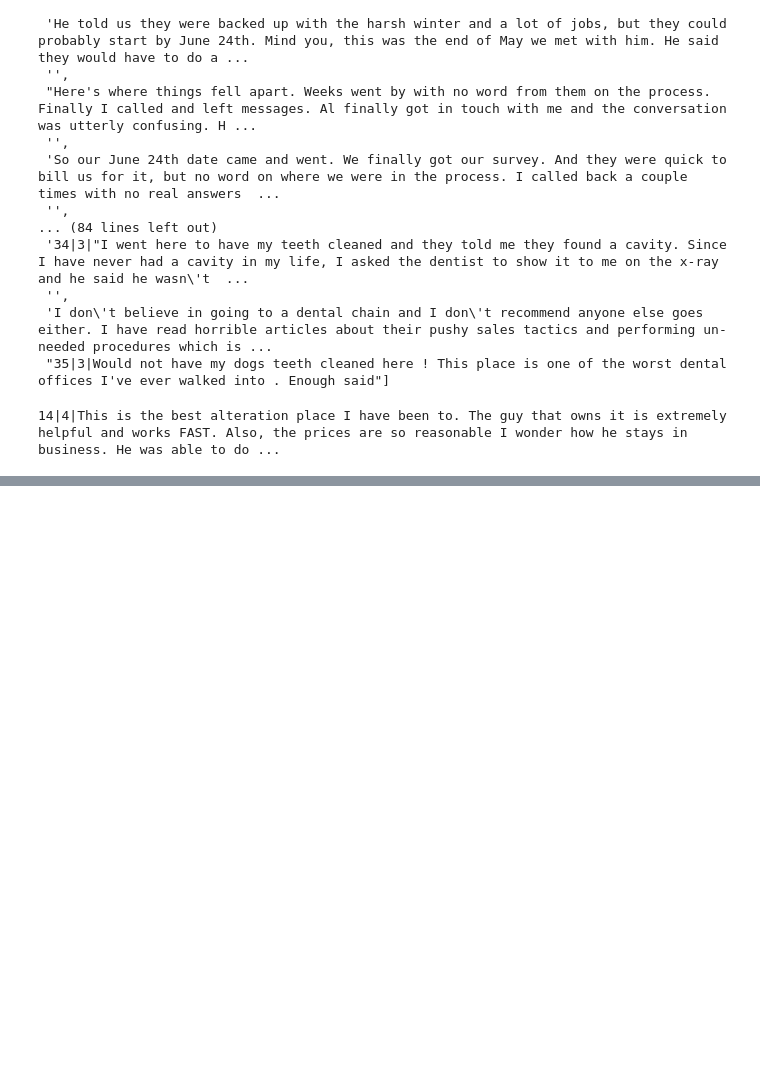
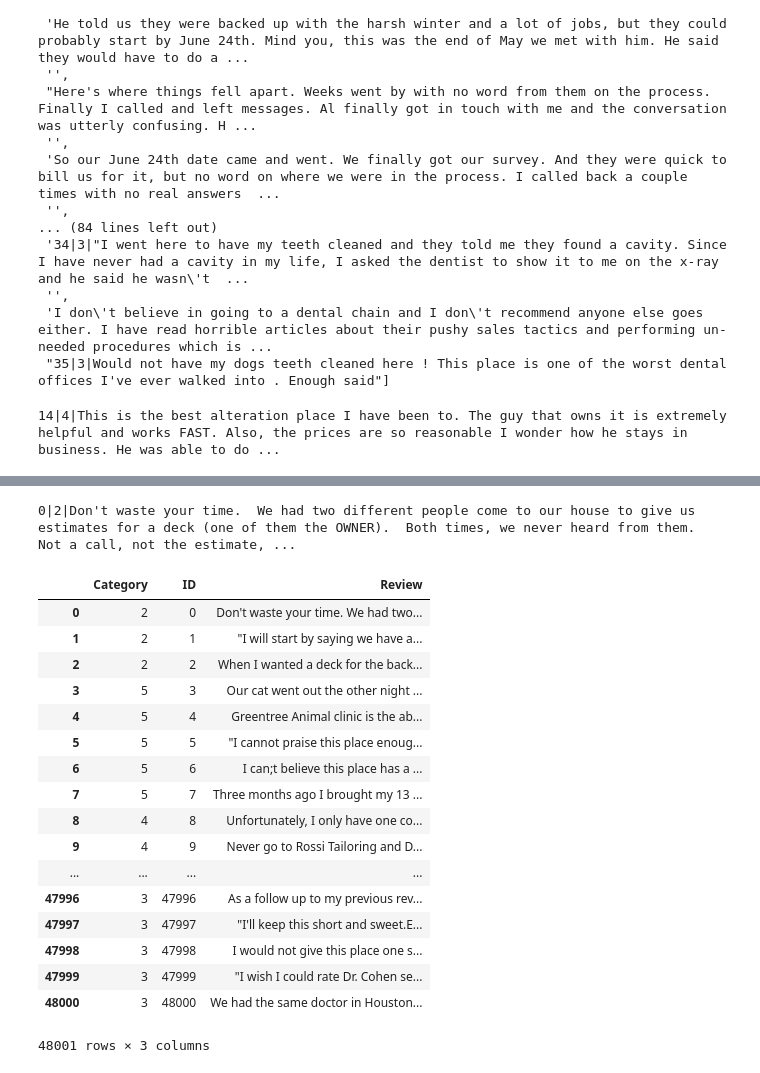
Before and after one commit to michellecarney/NLP_TeamSoCal, a Jupyter notebook: Kaggle Team SoCal_MRC.ipynb, the cells around one changed output, grey strips where cells are left out. Saved outputs shown, nothing was run; the diff lists cells and outputs as text; code cells hidden in the pictures; blank space fills up the shorter version.

Commit message:
finally got dataframe to work yay pandas

```diff
--- a/Kaggle Team SoCal_MRC.ipynb
+++ b/Kaggle Team SoCal_MRC.ipynb
@@ -71,0 +44,19 @@ IndexError: list index out of range
+# %%
+import re
+
+def clean_data(data):
+    clean_data = []
+    pattern = r'''^(\d)+\|\d\|'''
+
+    for row in data[1:]:
+        if re.search(pattern, row):
+            clean_data.append(row)
+        elif len(row) > 0:
+            clean_data[-1] += row
+    return clean_data
+# %%
+clean_training_set = clean_data(training_set)
+# %%
+print(clean_training_set[0])
+# %% [output]
+0|2|Don't waste your time.  We had two different people come to our house to give us estimates for a deck (one of them the OWNER).  Both times, we never heard from them.  Not a call, not the estimate, ...
@@ -71,0 +69,37 @@ IndexError: list index out of range
+# %%
+def make_dict(data):
+    id_list = [item.split('|')[0] for item in data]
+    cat_list = [item.split('|')[1] for item in data]
+    rev_list = [item.split('|')[2] for item in data]
+
+    data_dict = {'ID': id_list,
+     'Category': cat_list,
+     'Review': rev_list }
+    return data_dict
+
+yelp_dict = make_dict(clean_training_set)
+# %%
+import pandas as pd
+
+my_df = pd.DataFrame(yelp_dict)
+
+my_df
+# %% [output]
+|  | Category | ID | Review |
+| 0 | 2 | 0 | Don't waste your time. We had two... |
+| 1 | 2 | 1 | "I will start by saying we have a... |
+| 2 | 2 | 2 | When I wanted a deck for the back... |
+| 3 | 5 | 3 | Our cat went out the other night ... |
+| 4 | 5 | 4 | Greentree Animal clinic is the ab... |
+| 5 | 5 | 5 | "I cannot praise this place enoug... |
+| 6 | 5 | 6 | I can;t believe this place has a ... |
+| 7 | 5 | 7 | Three months ago I brought my 13 ... |
+| 8 | 4 | 8 | Unfortunately, I only have one co... |
+| 9 | 4 | 9 | Never go to Rossi Tailoring and D... |
+| ... | ... | ... | ... |
+| 47996 | 3 | 47996 | As a follow up to my previous rev... |
+| 47997 | 3 | 47997 | "I'll keep this short and sweet.E... |
+| 47998 | 3 | 47998 | I would not give this place one s... |
+| 47999 | 3 | 47999 | "I wish I could rate Dr. Cohen se... |
+| 48000 | 3 | 48000 | We had the same doctor in Houston... |
+48001 rows × 3 columns
```
Also changed, not shown: parts of 3 cells of this notebook, 1 other file.
